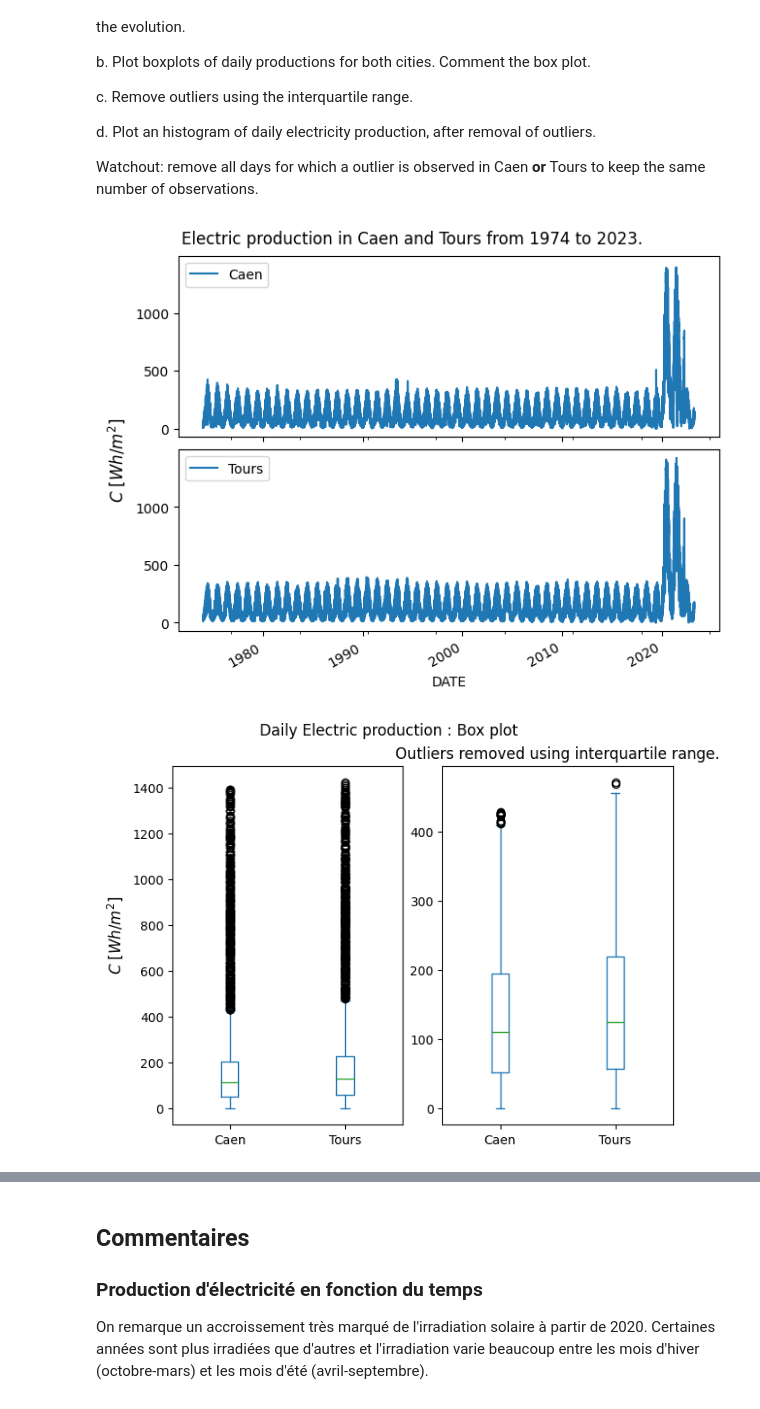
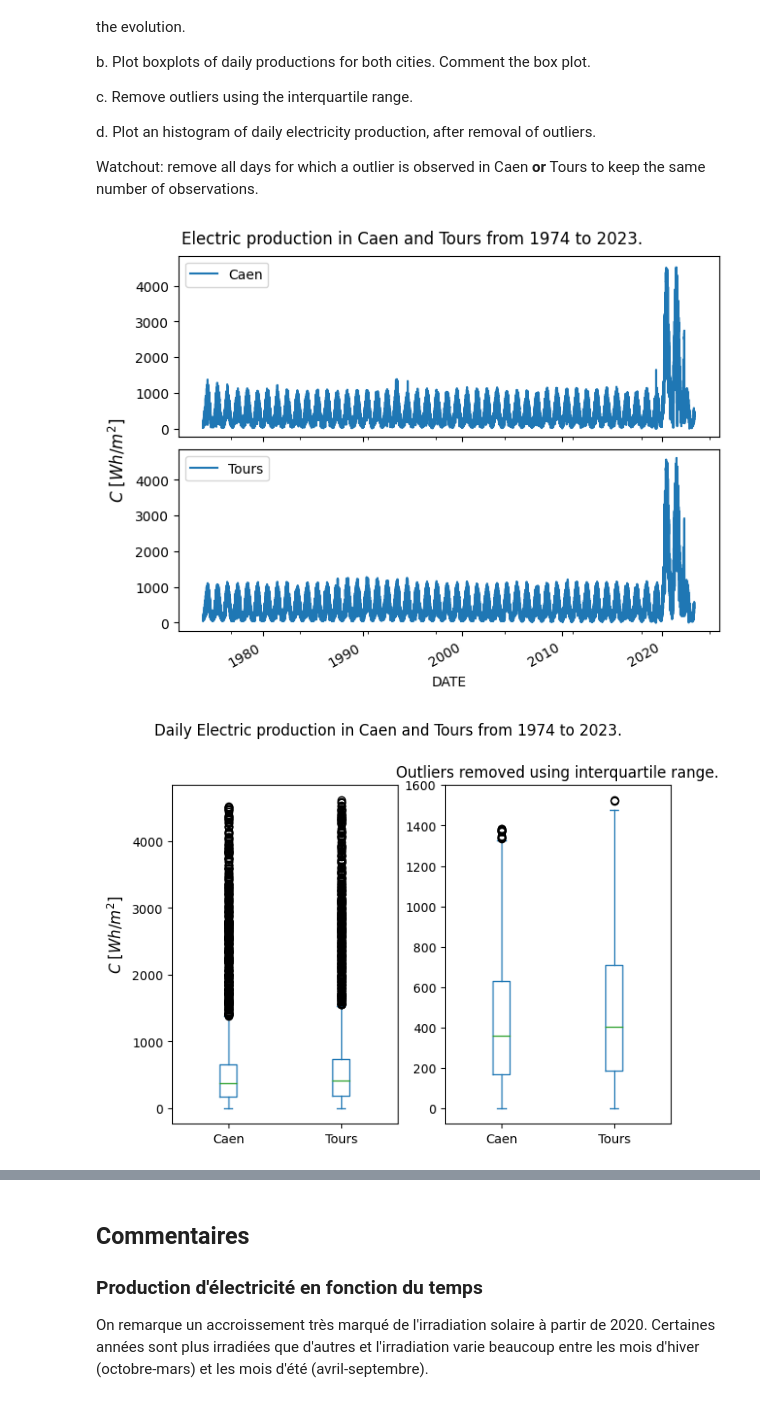
Before and after one commit to squifbe/Hackathon, a Jupyter notebook: Hackathon1_Final.ipynb, the cells around one changed output, grey strips where cells are left out. Drawn from its saved outputs; the diff is of its cells as text; code cells hidden in the pictures.

```diff
--- a/Hackathon1_Final.ipynb
+++ b/Hackathon1_Final.ipynb
@@ -76,39 +76,41 @@ import matplotlib.pyplot as plt
 
 df = pd.read_csv("Radiation.csv")
 df["DATE"] = pd.to_datetime(df["DATE"], format="%Y%m%d")
+df["Caen"] = df["Caen"]*24*0.18*0.75
+df["Tours"] = df["Tours"]*24*0.18*0.75
 
 fig, axs = plt.subplots(2, 1, layout='constrained', sharex=True, sharey=True)
 fig.suptitle("Electric production in Caen and Tours from 1974 to 2023.")
 fig.supylabel("$C$ $[Wh/m^2]$")
 df.plot(x="DATE", y="Caen", ax=axs[0])
 df.plot(x="DATE", y="Tours", ax=axs[1])
 
 fig, axs = plt.subplots(1, 2, layout='constrained')
-fig.suptitle("Daily Electric production : Box plot")
+fig.suptitle("Daily Electric production in Caen and Tours from 1974 to 2023.\n")
 fig.supylabel("$C$ $[Wh/m^2]$")
 axs[1].set_title("Outliers removed using interquartile range." ,wrap=True)
 df[["Caen", "Tours"]].plot(kind="box", ax=axs[0])
 
 caen_q1 = df["Caen"].quantile(0.25); caen_q3 = df["Caen"].quantile(0.75)
 caen_iqr = (caen_q3 - caen_q1)*1.5
 tours_q1 = df["Tours"].quantile(0.25); tours_q3 = df["Tours"].quantile(0.75)
 tours_iqr = (tours_q3 - tours_q1)*1.5
 outliers = df[
     (df["Caen"] < caen_q1 - caen_iqr) | (df["Caen"] > caen_q3 + caen_iqr) |
     (df["Tours"] < tours_q1 - tours_iqr) | (df["Tours"] > tours_q3 + tours_iqr)
 ]
 df = df.drop(outliers.index)
 df[["Caen", "Tours"]].plot(kind="box", ax=axs[1])
 
 bins = int((df["Caen"].max() - df["Caen"].min())/(2*caen_iqr*len(df["Caen"])**(-1/3))) # The Freedman-Diaconis rule
 fig, axs = plt.subplots(1, 2, layout='constrained', sharey=True)
 df["Caen"].hist(bins=bins, ax=axs[0])
 df["Tours"].hist(bins=bins, ax=axs[1])
-fig.suptitle("Daily electricity production : Histogram")
+fig.suptitle("Daily electricity production.")
 axs[0].set_title("Caen")
 axs[1].set_title("Tours")
 fig.supxlabel("$C$ $[Wh/m^2]$")
 fig.supylabel("Frequency");
 # %% [output]
-[figure, old version]
+[figure, new version]
-[figure, old version]
+[figure, new version]
```
Also changed, not shown: parts of 3 cells of this notebook.
